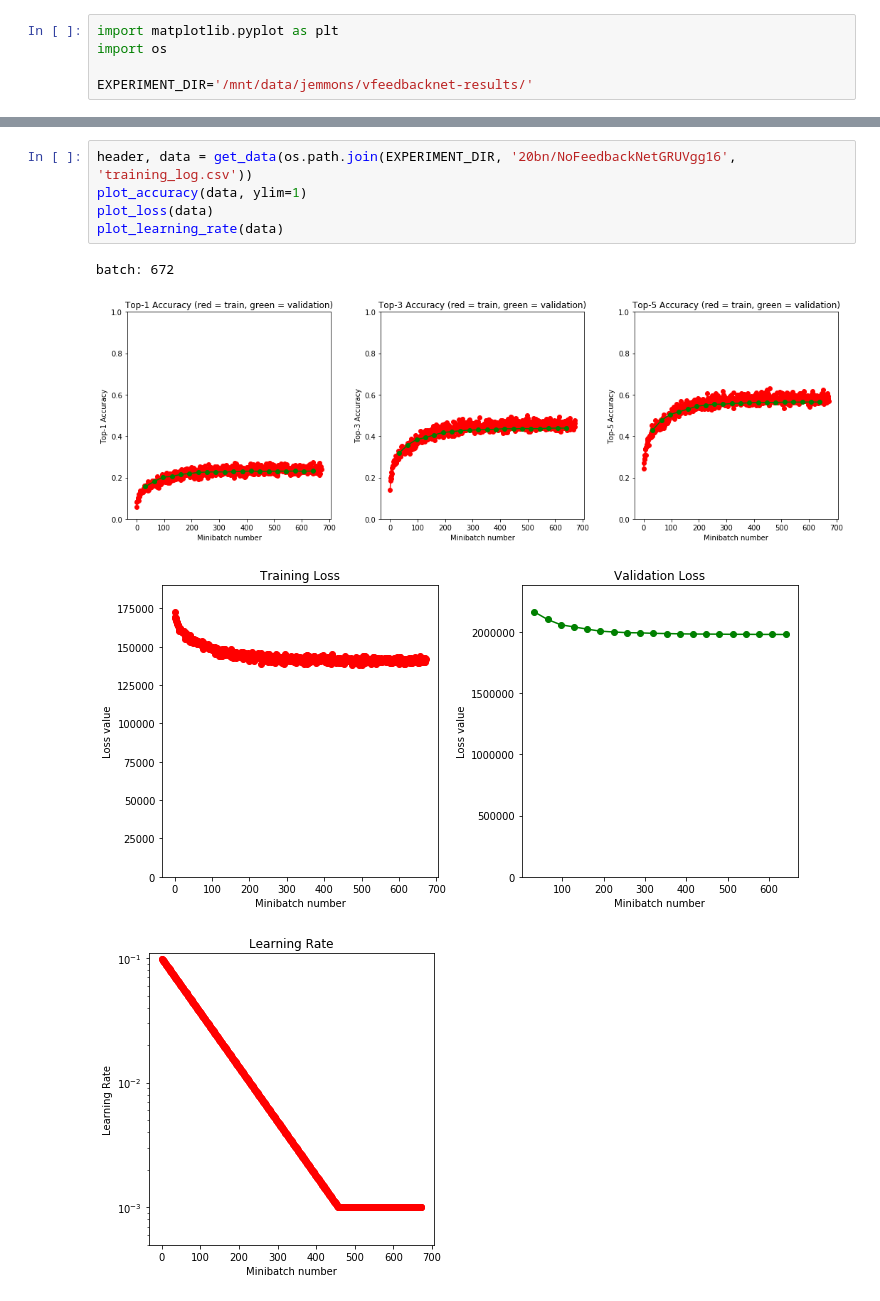
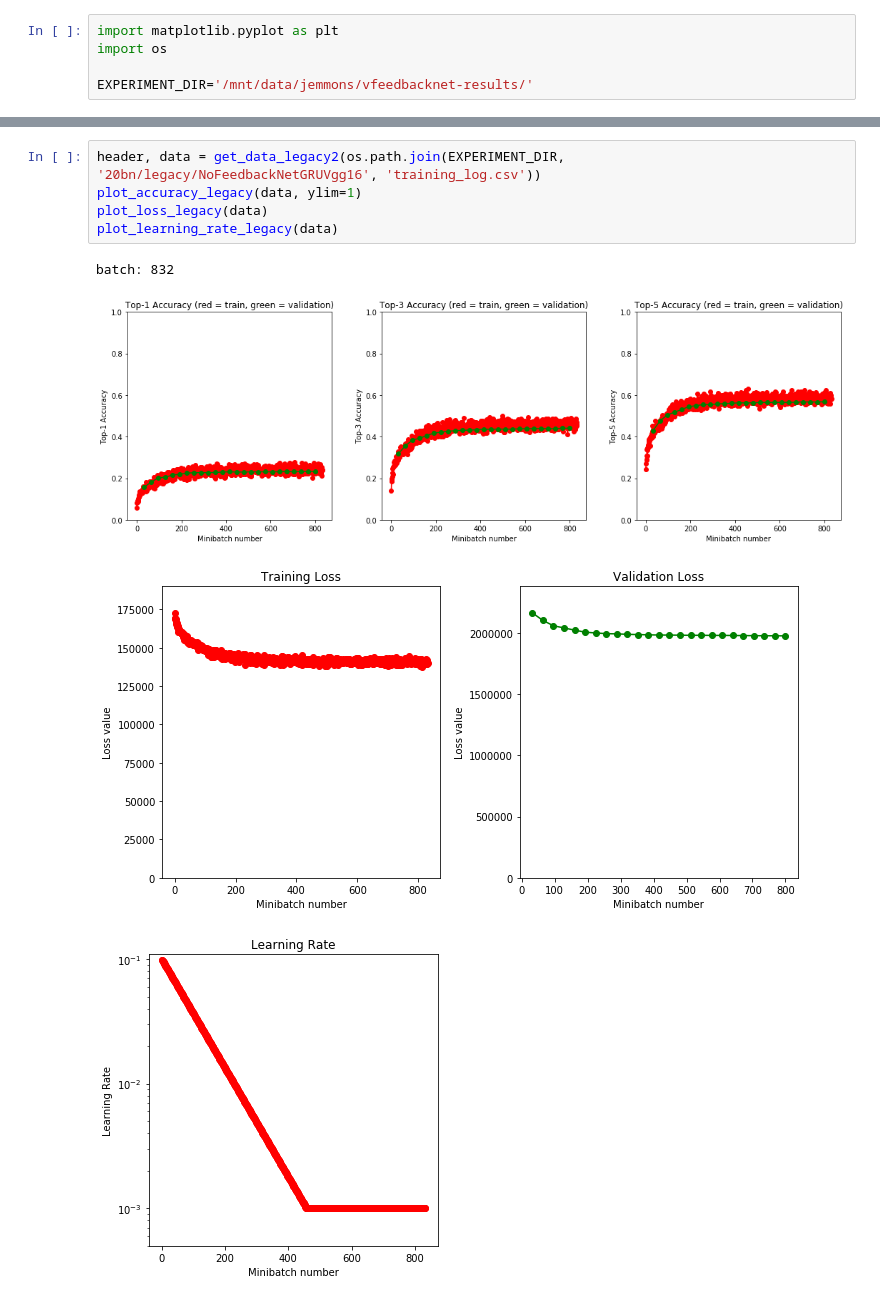
Before and after one commit to StanfordVisionSystems/vfeedbacknet, a Jupyter notebook: notebooks/loss_curves.ipynb, the cells around one changed output, grey strips where cells are left out. Saved outputs shown, nothing was run; the diff lists cells and outputs as text.

```diff
--- a/notebooks/loss_curves.ipynb
+++ b/notebooks/loss_curves.ipynb
@@ -146,13 +314,13 @@ batch: 411
 [figure]
 [figure]
 # %%
-header, data = get_data(os.path.join(EXPERIMENT_DIR, '20bn/NoFeedbackNetGRUVgg16', 'training_log.csv'))
-plot_accuracy(data, ylim=1)
-plot_loss(data)
-plot_learning_rate(data)
+header, data = get_data_legacy2(os.path.join(EXPERIMENT_DIR, '20bn/legacy/NoFeedbackNetGRUVgg16', 'training_log.csv'))
+plot_accuracy_legacy(data, ylim=1)
+plot_loss_legacy(data)
+plot_learning_rate_legacy(data)
 # %% [output]
-batch: 672
+batch: 832
-[figure, old version]
+[figure, new version]
-[figure, old version]
+[figure, new version]
-[figure, old version]
+[figure, new version]
 # %%
```
Also changed, not shown: parts of 7 cells of this notebook, 1 other file.
